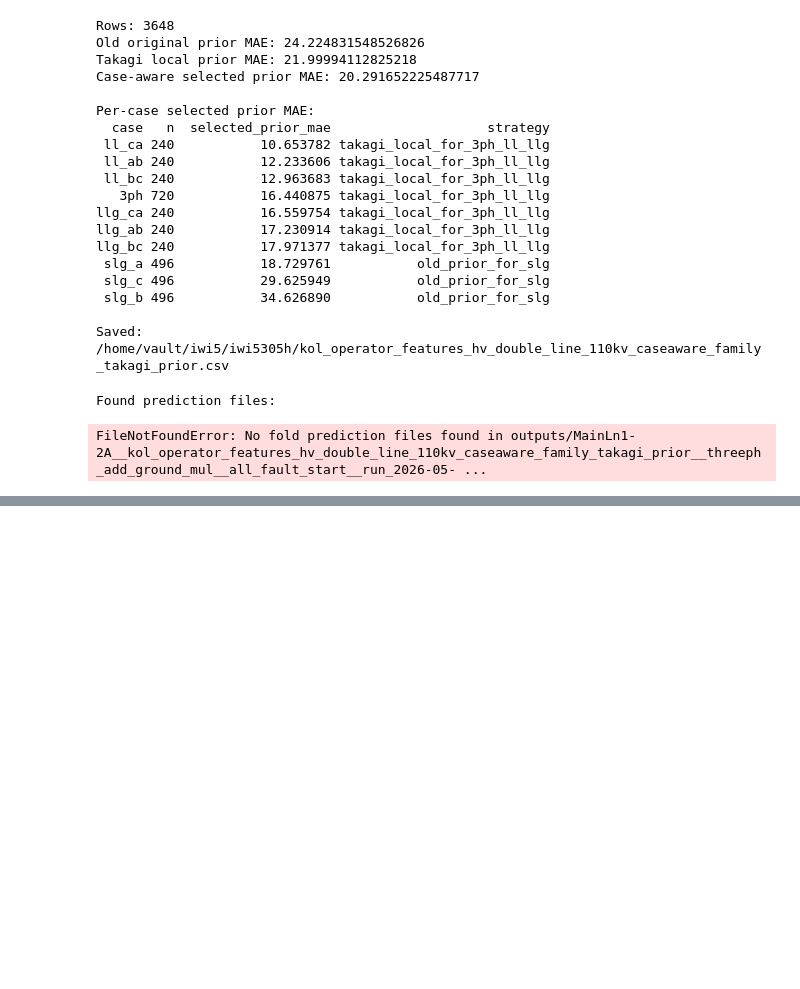
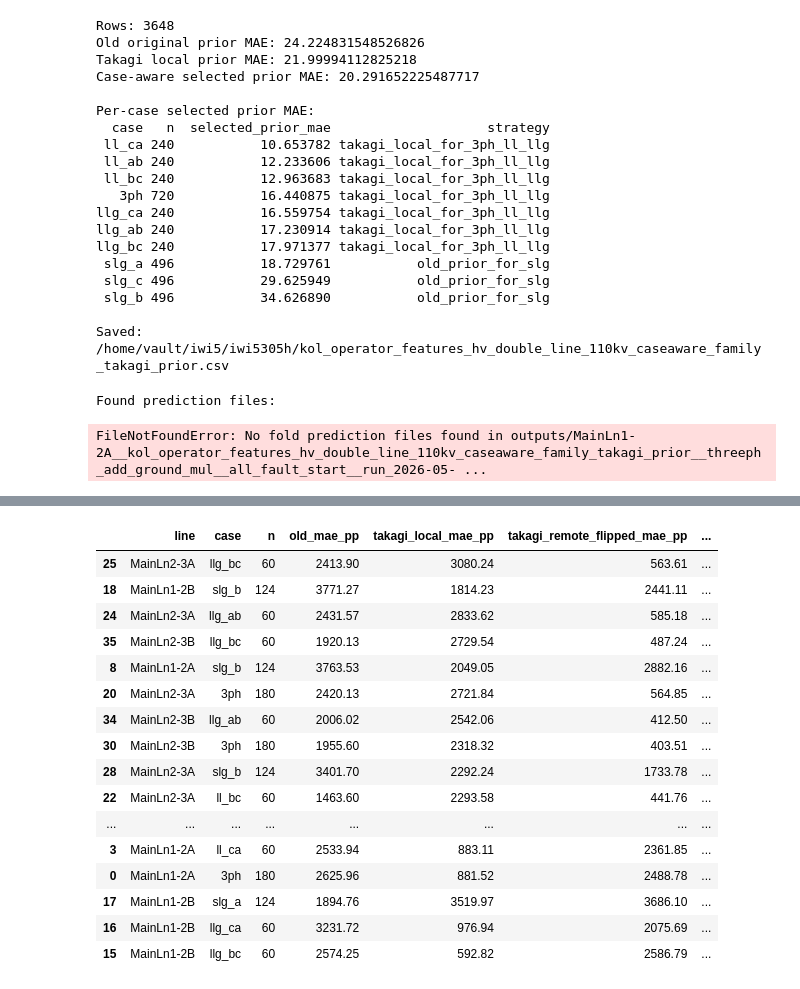
Before and after one commit to sagar-crypto/Masters_thesis_PR_LABS, a Jupyter notebook: EDA.ipynb, the cells around one changed output, grey strips where cells are left out. Drawn from its saved outputs; the diff is of its cells as text; code cells hidden in the pictures; blank space fills up the shorter version.

```diff
--- a/EDA.ipynb
+++ b/EDA.ipynb
@@ -3343,0 +3421,37 @@ FileNotFoundError: No fold prediction files found in outputs/MainLn1-2A__kol_ope
+# %%
+prior_candidates = {
+    "old": "d_phys_real_pct_original",
+    "takagi_local": "d_takagi_local_pct",
+    "takagi_remote_flipped": "d_takagi_remote_flipped_pct",
+    "takagi_both_mean": "d_takagi_both_mean_pct",
+    "selected_caseaware": "d_phys_real_pct",
+}
+
+available_priors = {
+    name: col
+    for name, col in prior_candidates.items()
+    if col in df4.columns
+}
+
+rows = []
+
+for line, g in df4.groupby(line_col):
+    row = {
+        "line": line,
+        "n": len(g),
+    }
+
+    for name, col in available_priors.items():
+        row[f"{name}_mae_pp"] = 100 * (g[target_col] - g[col]).abs().mean()
+        row[f"{name}_bias_pp"] = 100 * (g[col] - g[target_col]).mean()
+
+    rows.append(row)
+
+line_prior_summary = pd.DataFrame(rows)
+
+mae_cols = [c for c in line_prior_summary.columns if c.endswith("_mae_pp")]
+bias_cols = [c for c in line_prior_summary.columns if c.endswith("_bias_pp")]
+
+line_prior_summary = line_prior_summary[["line", "n"] + mae_cols + bias_cols]
+
+line_prior_summary.round(2)
@@ -3343,0 +3537,25 @@ FileNotFoundError: No fold prediction files found in outputs/MainLn1-2A__kol_ope
+# %%
+bad_selected = line_case_prior_summary.sort_values(
+    "selected_gap_to_best_pp",
+    ascending=False
+)
+
+bad_selected[cols_to_show].head(30).round(2)
+# %% [output]
+|  | line | case | n | old_mae_pp | takagi_local_mae_pp | takagi_remote_flipped_mae_pp | ... |
+| 25 | MainLn2-3A | llg_bc | 60 | 2413.90 | 3080.24 | 563.61 | ... |
+| 18 | MainLn1-2B | slg_b | 124 | 3771.27 | 1814.23 | 2441.11 | ... |
+| 24 | MainLn2-3A | llg_ab | 60 | 2431.57 | 2833.62 | 585.18 | ... |
+| 35 | MainLn2-3B | llg_bc | 60 | 1920.13 | 2729.54 | 487.24 | ... |
+| 8 | MainLn1-2A | slg_b | 124 | 3763.53 | 2049.05 | 2882.16 | ... |
+| 20 | MainLn2-3A | 3ph | 180 | 2420.13 | 2721.84 | 564.85 | ... |
+| 34 | MainLn2-3B | llg_ab | 60 | 2006.02 | 2542.06 | 412.50 | ... |
+| 30 | MainLn2-3B | 3ph | 180 | 1955.60 | 2318.32 | 403.51 | ... |
+| 28 | MainLn2-3A | slg_b | 124 | 3401.70 | 2292.24 | 1733.78 | ... |
+| 22 | MainLn2-3A | ll_bc | 60 | 1463.60 | 2293.58 | 441.76 | ... |
+| ... | ... | ... | ... | ... | ... | ... | ... |
+| 3 | MainLn1-2A | ll_ca | 60 | 2533.94 | 883.11 | 2361.85 | ... |
+| 0 | MainLn1-2A | 3ph | 180 | 2625.96 | 881.52 | 2488.78 | ... |
+| 17 | MainLn1-2B | slg_a | 124 | 1894.76 | 3519.97 | 3686.10 | ... |
+| 16 | MainLn1-2B | llg_ca | 60 | 3231.72 | 976.94 | 2075.69 | ... |
+| 15 | MainLn1-2B | llg_bc | 60 | 2574.25 | 592.82 | 2586.79 | ... |
```
Also changed, not shown: parts of 10 cells of this notebook, 1 other file.
